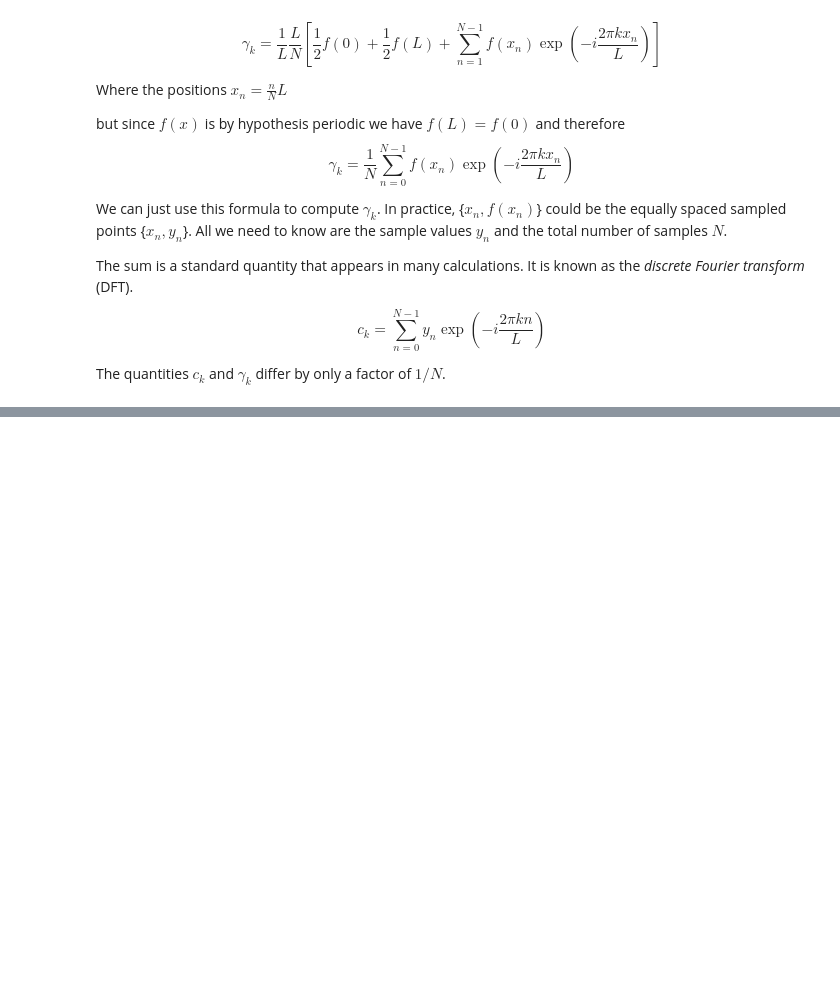
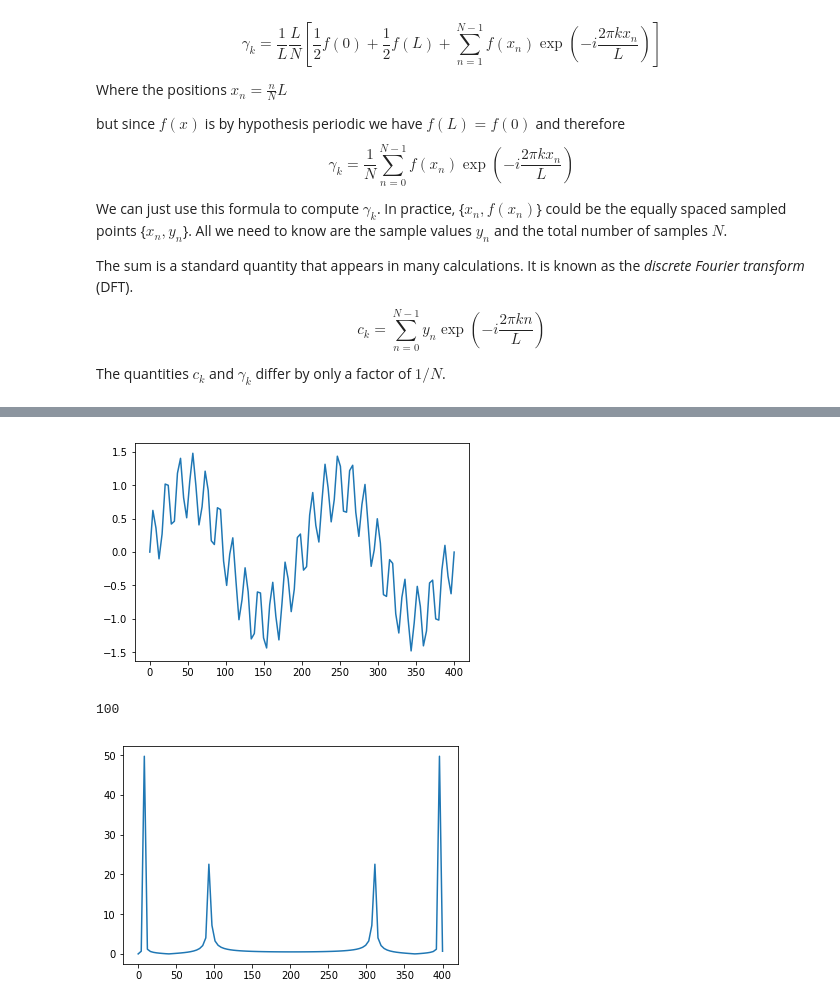
Before and after one commit to MaterSim/ComputationalPhysics300, a Jupyter notebook: Lec_09.ipynb, the cells around one changed output, grey strips where cells are left out. Cells and saved outputs as stored; diff of their text form; code cells hidden in the pictures; blank space fills up the shorter version.

```diff
--- a/Lec_09.ipynb
+++ b/Lec_09.ipynb
@@ -154,0 +203,19 @@ the difference.
+# %%
+import numpy as np
+import matplotlib.pyplot as plt
+
+N = 100
+x = np.linspace(0.0, 400, N)
+y = np.sin(50.0 * 2.0*np.pi*x)  + 0.5*np.sin(80.0 * 2.0*np.pi*x)
+plt.plot(x,y)
+plt.show()
+
+yf = np.fft.fft(y)
+print(len(yf))
+plt.plot(x,np.abs(yf))
+#plt.grid()
+plt.show()
+# %% [output]
+[figure, added]
+100
+[figure, added]
```
Also changed, not shown: parts of 6 cells of this notebook, 2 other files.
